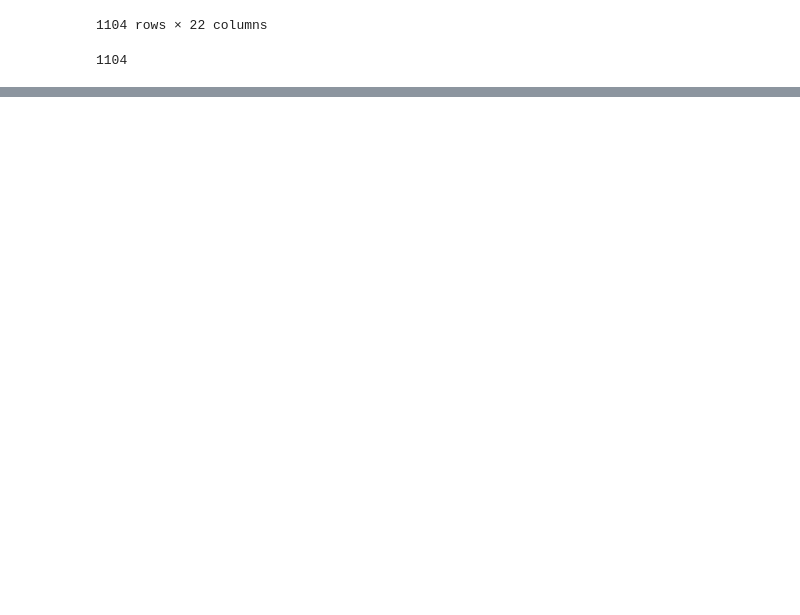
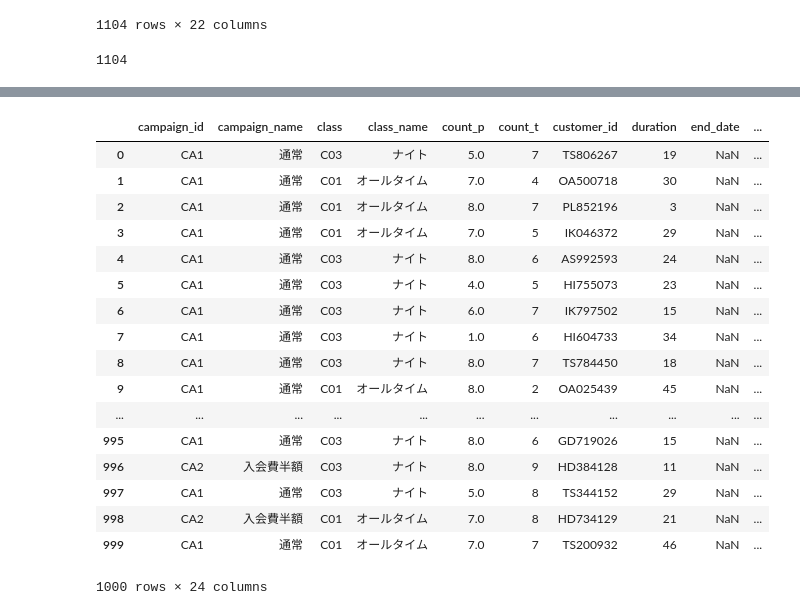
Before and after one commit to y-uty/100knock, a Jupyter notebook: learning3.ipynb, the cells around one changed output, grey strips where cells are left out. Saved outputs shown, nothing was run; the diff lists cells and outputs as text; code cells hidden in the pictures; blank space fills up the shorter version.

```diff
--- a/learning3.ipynb
+++ b/learning3.ipynb
@@ -160,0 +260,5 @@ len(exit_uselog["customer_id"].unique())
+# %%
+# 変数として在籍期間のカラムを追加
+predict_data["period"] = None
+predict_data["now_date"] = pd.to_datetime(predict_data["ym"], format="%Y%m")
+predict_data["start_date"] = pd.to_datetime(predict_data["start_date"])
@@ -160,0 +274,21 @@ len(exit_uselog["customer_id"].unique())
+# %%
+predict_data.head(1000)
+# %% [output]
+|  | campaign_id | campaign_name | class | class_name | count_p | count_t | customer_id | duration | end_date | ... |
+| 0 | CA1 | 通常 | C03 | ナイト | 5.0 | 7 | TS806267 | 19 | NaN | ... |
+| 1 | CA1 | 通常 | C01 | オールタイム | 7.0 | 4 | OA500718 | 30 | NaN | ... |
+| 2 | CA1 | 通常 | C01 | オールタイム | 8.0 | 7 | PL852196 | 3 | NaN | ... |
+| 3 | CA1 | 通常 | C01 | オールタイム | 7.0 | 5 | IK046372 | 29 | NaN | ... |
+| 4 | CA1 | 通常 | C03 | ナイト | 8.0 | 6 | AS992593 | 24 | NaN | ... |
+| 5 | CA1 | 通常 | C03 | ナイト | 4.0 | 5 | HI755073 | 23 | NaN | ... |
+| 6 | CA1 | 通常 | C03 | ナイト | 6.0 | 7 | IK797502 | 15 | NaN | ... |
+| 7 | CA1 | 通常 | C03 | ナイト | 1.0 | 6 | HI604733 | 34 | NaN | ... |
+| 8 | CA1 | 通常 | C03 | ナイト | 8.0 | 7 | TS784450 | 18 | NaN | ... |
+| 9 | CA1 | 通常 | C01 | オールタイム | 8.0 | 2 | OA025439 | 45 | NaN | ... |
+| ... | ... | ... | ... | ... | ... | ... | ... | ... | ... | ... |
+| 995 | CA1 | 通常 | C03 | ナイト | 8.0 | 6 | GD719026 | 15 | NaN | ... |
+| 996 | CA2 | 入会費半額 | C03 | ナイト | 8.0 | 9 | HD384128 | 11 | NaN | ... |
+| 997 | CA1 | 通常 | C03 | ナイト | 5.0 | 8 | TS344152 | 29 | NaN | ... |
+| 998 | CA2 | 入会費半額 | C01 | オールタイム | 7.0 | 8 | HD734129 | 21 | NaN | ... |
+| 999 | CA1 | 通常 | C01 | オールタイム | 7.0 | 7 | TS200932 | 46 | NaN | ... |
+1000 rows × 24 columns
```
Also changed, not shown: parts of 43 cells of this notebook.
